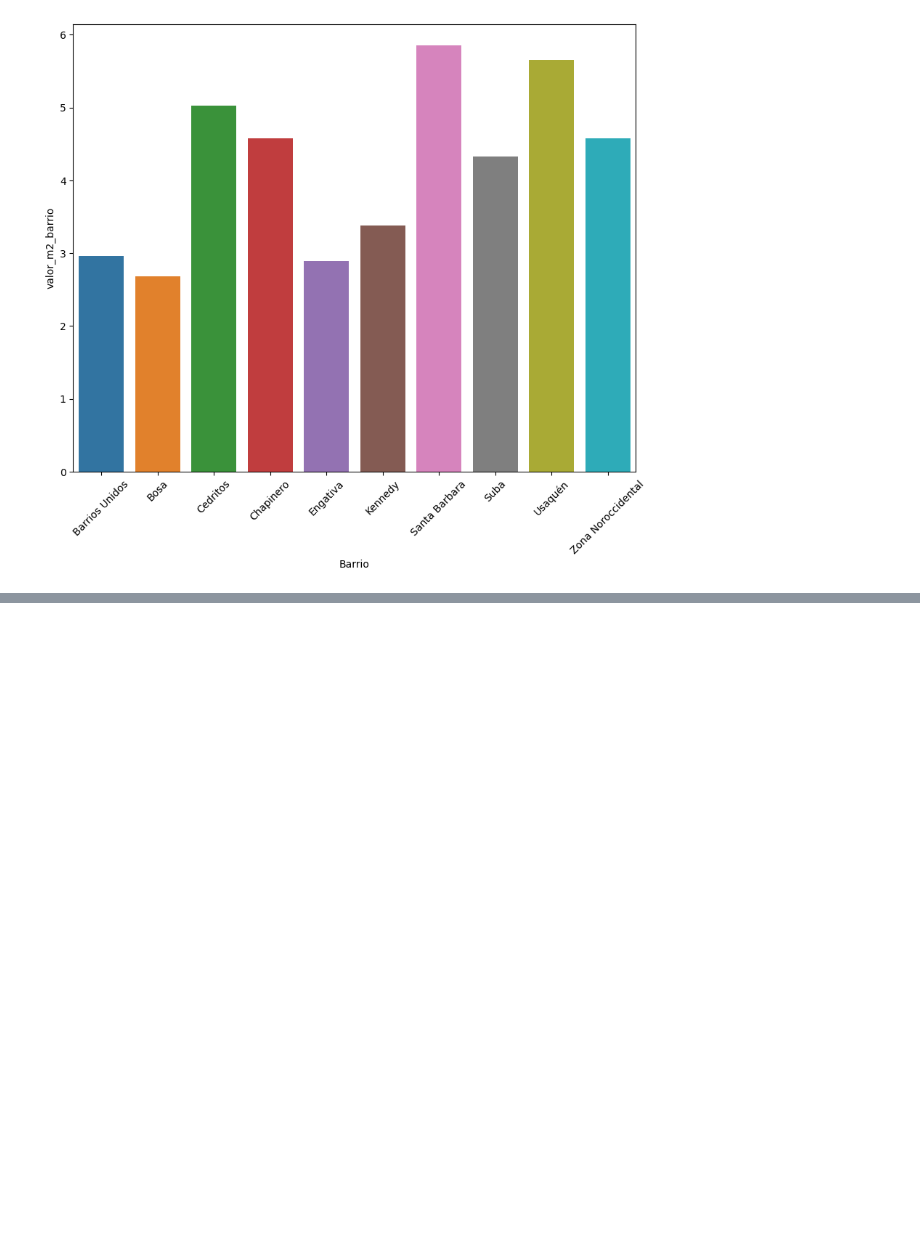
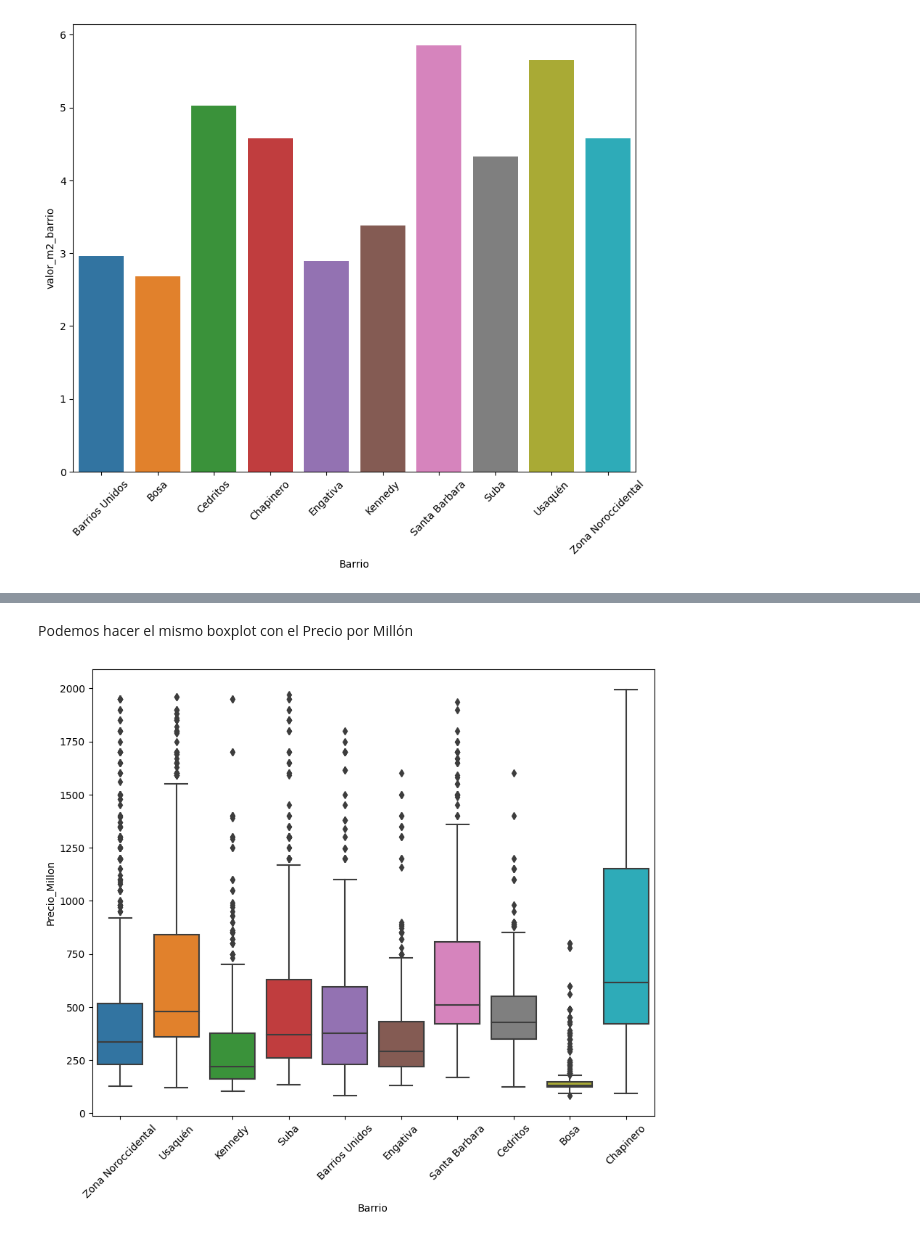
Before and after one commit to nestormarlier/alura-latam, a Jupyter notebook: Inmersion_Datos_Aula1.ipynb, the cells around one changed output, grey strips where cells are left out. Saved outputs shown, nothing was run; the diff lists cells and outputs as text; code cells hidden in the pictures; blank space fills up the shorter version.

```diff
--- a/Inmersion_Datos_Aula1.ipynb
+++ b/Inmersion_Datos_Aula1.ipynb
@@ -719,0 +738,9 @@ plt.show()
+# %% [markdown]
+Podemos hacer el mismo boxplot con el Precio por Millón
+# %%
+plt.figure(figsize=(10,8))
+ax = sns.boxplot(x='Barrio',y='Precio_Millon', data = inmuebles.query('Barrio in @top_barrios & Precio_Millon < 2000'))
+ax.tick_params(axis='x', rotation=45)
+plt.show()
+# %% [output]
+[figure, added]
```
Also changed, not shown: parts of 20 cells of this notebook.
